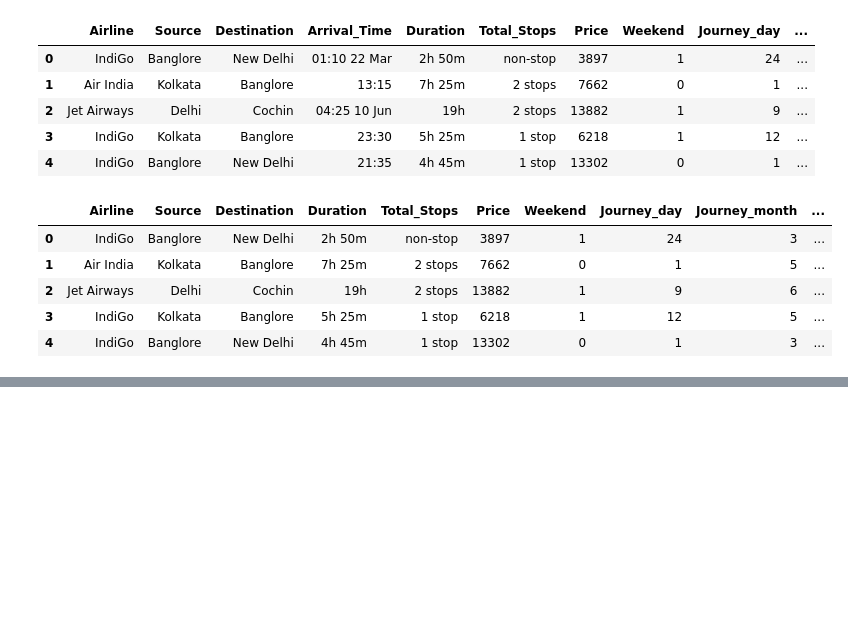
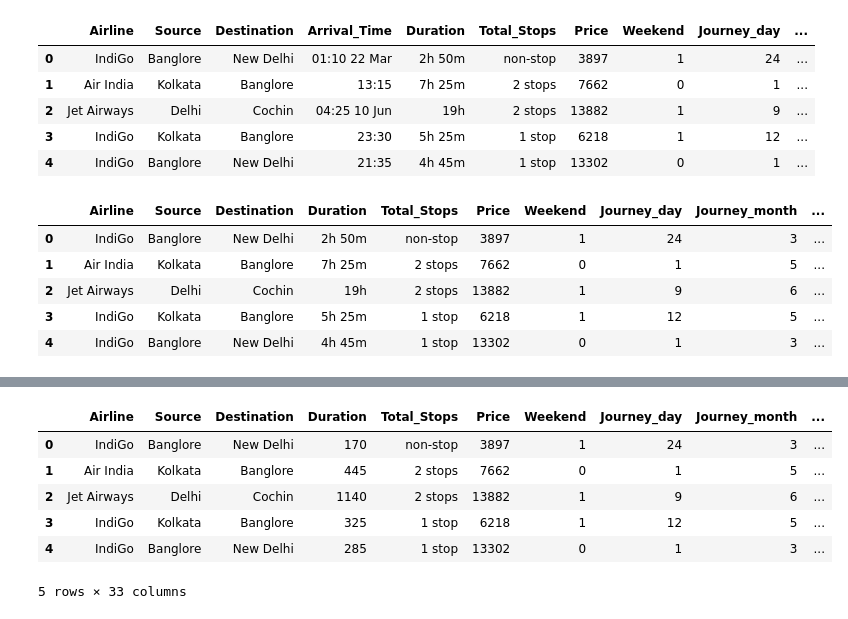
Before and after one commit to AmanSinghal07/PraxisProjects, a Jupyter notebook: Flight_Fare_Prediction.ipynb, the cells around one changed output, grey strips where cells are left out. Drawn from its saved outputs; the diff is of its cells as text; code cells hidden in the pictures; blank space fills up the shorter version.

```diff
--- a/Flight_Fare_Prediction.ipynb
+++ b/Flight_Fare_Prediction.ipynb
@@ -396,0 +484,8 @@ df1.head()
+# %%
+# As Airline is Nominal Categorical data we will perform OneHotEncoding
+
+Airline = df1[["Airline"]]
+
+Airline = pd.get_dummies(Airline, drop_first= True)
+
+Airline.head()
@@ -396,0 +499,8 @@ df1.head()
+# %%
+# As Source is Nominal Categorical data we will perform OneHotEncoding
+
+Source = df1[["Source"]]
+
+Source = pd.get_dummies(Source, drop_first= True)
+
+Source.head()
@@ -396,0 +514,8 @@ df1.head()
+# %%
+# As Destination is Nominal Categorical data we will perform OneHotEncoding
+
+Destination = df1[["Destination"]]
+
+Destination = pd.get_dummies(Destination, drop_first = True)
+
+Destination.head()
@@ -396,0 +529,14 @@ df1.head()
+# %%
+# Concatenate dataframe --> df1 + Airline + Source + Destination
+
+df2 = pd.concat([df1, Airline, Source, Destination], axis = 1)
+# %%
+df2.head()
+# %% [output]
+|  | Airline | Source | Destination | Duration | Total_Stops | Price | Weekend | Journey_day | Journey_month | ... |
+| 0 | IndiGo | Banglore | New Delhi | 170 | non-stop | 3897 | 1 | 24 | 3 | ... |
+| 1 | Air India | Kolkata | Banglore | 445 | 2 stops | 7662 | 0 | 1 | 5 | ... |
+| 2 | Jet Airways | Delhi | Cochin | 1140 | 2 stops | 13882 | 1 | 9 | 6 | ... |
+| 3 | IndiGo | Kolkata | Banglore | 325 | 1 stop | 6218 | 1 | 12 | 5 | ... |
+| 4 | IndiGo | Banglore | New Delhi | 285 | 1 stop | 13302 | 0 | 1 | 3 | ... |
+5 rows × 33 columns
```
Also changed, not shown: parts of 28 cells of this notebook.
